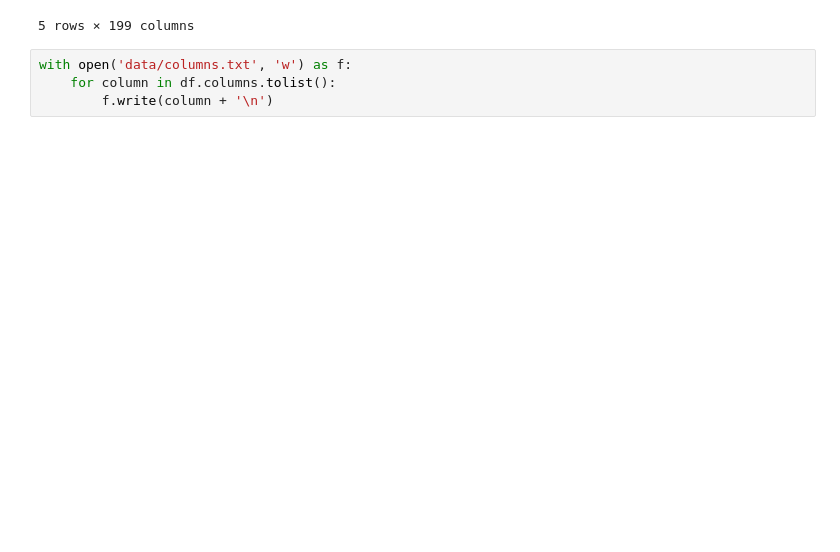
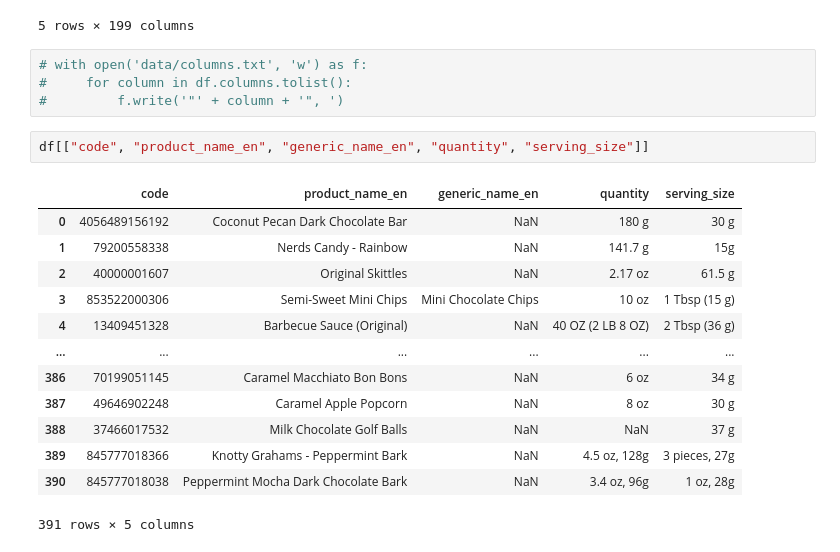
Before and after one commit to anrath/Bytes2Bites, a Jupyter notebook: starter.ipynb, the cells around one changed output. Drawn from its saved outputs; the diff is of its cells as text; blank space fills up the shorter version.

```diff
--- a/starter.ipynb
+++ b/starter.ipynb
@@ -12,6 +12,22 @@ df.head()
 | 4 | 13409451328 | en | NaN | NaN | Barbecue Sauce (Original) | NaN | NaN | ... |
 5 rows × 199 columns
 # %%
-with open('data/columns.txt', 'w') as f:
-    for column in df.columns.tolist():
-        f.write(column + '\n')
+# with open('data/columns.txt', 'w') as f:
+#     for column in df.columns.tolist():
+#         f.write('"' + column + '", ')
+# %%
+df[["code", "product_name_en", "generic_name_en", "quantity", "serving_size"]]
+# %% [output]
+|  | code | product_name_en | generic_name_en | quantity | serving_size |
+| 0 | 4056489156192 | Coconut Pecan Dark Chocolate Bar | NaN | 180 g | 30 g |
+| 1 | 79200558338 | Nerds Candy - Rainbow | NaN | 141.7 g | 15g |
+| 2 | 40000001607 | Original Skittles | NaN | 2.17 oz | 61.5 g |
+| 3 | 853522000306 | Semi-Sweet Mini Chips | Mini Chocolate Chips | 10 oz | 1 Tbsp (15 g) |
+| 4 | 13409451328 | Barbecue Sauce (Original) | NaN | 40 OZ (2 LB 8 OZ) | 2 Tbsp (36 g) |
+| ... | ... | ... | ... | ... | ... |
+| 386 | 70199051145 | Caramel Macchiato Bon Bons | NaN | 6 oz | 34 g |
+| 387 | 49646902248 | Caramel Apple Popcorn | NaN | 8 oz | 30 g |
+| 388 | 37466017532 | Milk Chocolate Golf Balls | NaN | NaN | 37 g |
+| 389 | 845777018366 | Knotty Grahams - Peppermint Bark | NaN | 4.5 oz, 128g | 3 pieces, 27g |
+| 390 | 845777018038 | Peppermint Mocha Dark Chocolate Bark | NaN | 3.4 oz, 96g | 1 oz, 28g |
+391 rows × 5 columns
```
Also changed, not shown: parts of 9 cells of this notebook, 1 other file.
